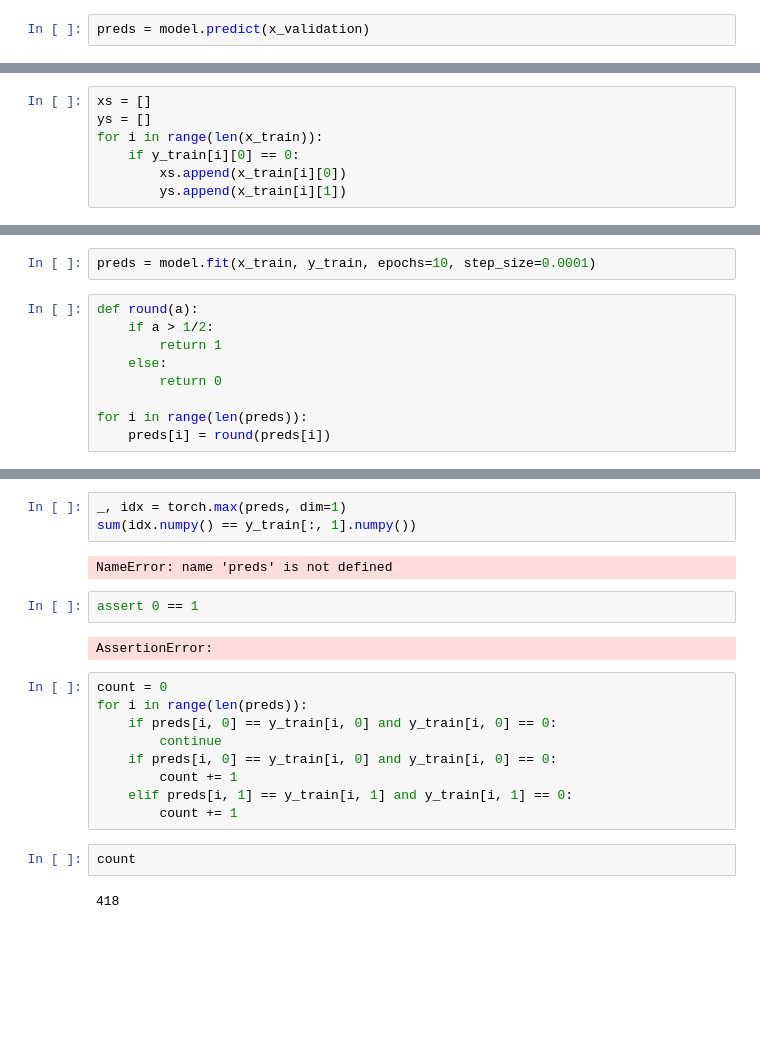
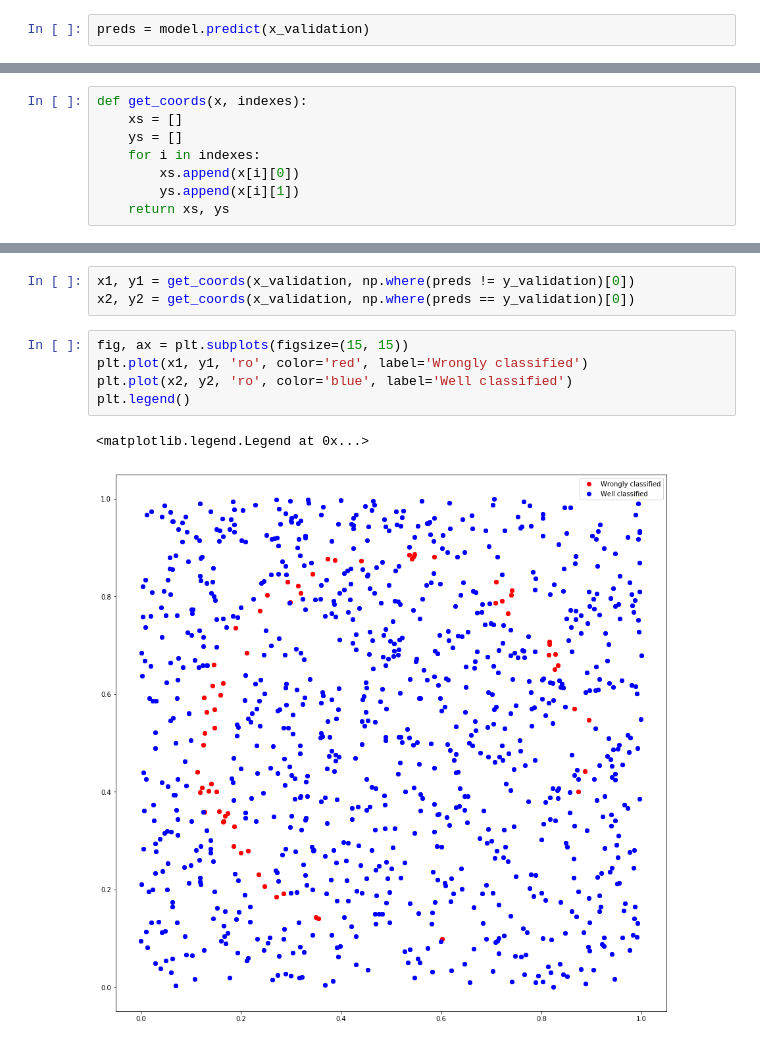
Before and after one commit to SSappy/deep_learning_epfl, a Jupyter notebook: project2/src/project2.ipynb, the cells around one changed output, grey strips where cells are left out. Cells and saved outputs as stored; diff of their text form; blank space fills up the shorter version.

```diff
--- a/project2/src/project2.ipynb
+++ b/project2/src/project2.ipynb
@@ -75,7 +46,8 @@ array([[0.],
 # %%
-xs = []
-ys = []
-for i in range(len(x_train)):
-    if y_train[i][0] == 0:
-        xs.append(x_train[i][0])
-        ys.append(x_train[i][1])
+def get_coords(x, indexes):
+    xs = []
+    ys = []
+    for i in indexes:
+        xs.append(x[i][0])
+        ys.append(x[i][1])
+    return xs, ys
@@ -95,11 +53,0 @@ plt.plot(xss, yss, 'ro', color='red')
-# %%
-preds = model.fit(x_train, y_train, epochs=10, step_size=0.0001)
-# %%
-def round(a):
-    if a > 1/2:
-        return 1
-    else:
-        return 0
-
-for i in range(len(preds)):
-    preds[i] = round(preds[i])
@@ -110,22 +54,11 @@ for i in range(len(preds)):
-# %%
-_, idx = torch.max(preds, dim=1)
-sum(idx.numpy() == y_train[:, 1].numpy())
-# %% [output]
-NameError: name 'preds' is not defined
-# %%
-assert 0 == 1
-# %% [output]
-AssertionError:
-# %%
-count = 0
-for i in range(len(preds)):
-    if preds[i, 0] == y_train[i, 0] and y_train[i, 0] == 0:
-        continue
-    if preds[i, 0] == y_train[i, 0] and y_train[i, 0] == 0:
-        count += 1
-    elif preds[i, 1] == y_train[i, 1] and y_train[i, 1] == 0:
-        count += 1
-# %%
-count
-# %% [output]
-418
+# %%
+x1, y1 = get_coords(x_validation, np.where(preds != y_validation)[0])
+x2, y2 = get_coords(x_validation, np.where(preds == y_validation)[0])
+# %%
+fig, ax = plt.subplots(figsize=(15, 15))
+plt.plot(x1, y1, 'ro', color='red', label='Wrongly classified')
+plt.plot(x2, y2, 'ro', color='blue', label='Well classified')
+plt.legend()
+# %% [output]
+<matplotlib.legend.Legend at 0x...>
+[figure, added]
```
Also changed, not shown: parts of 11 cells of this notebook, 6 other files.
